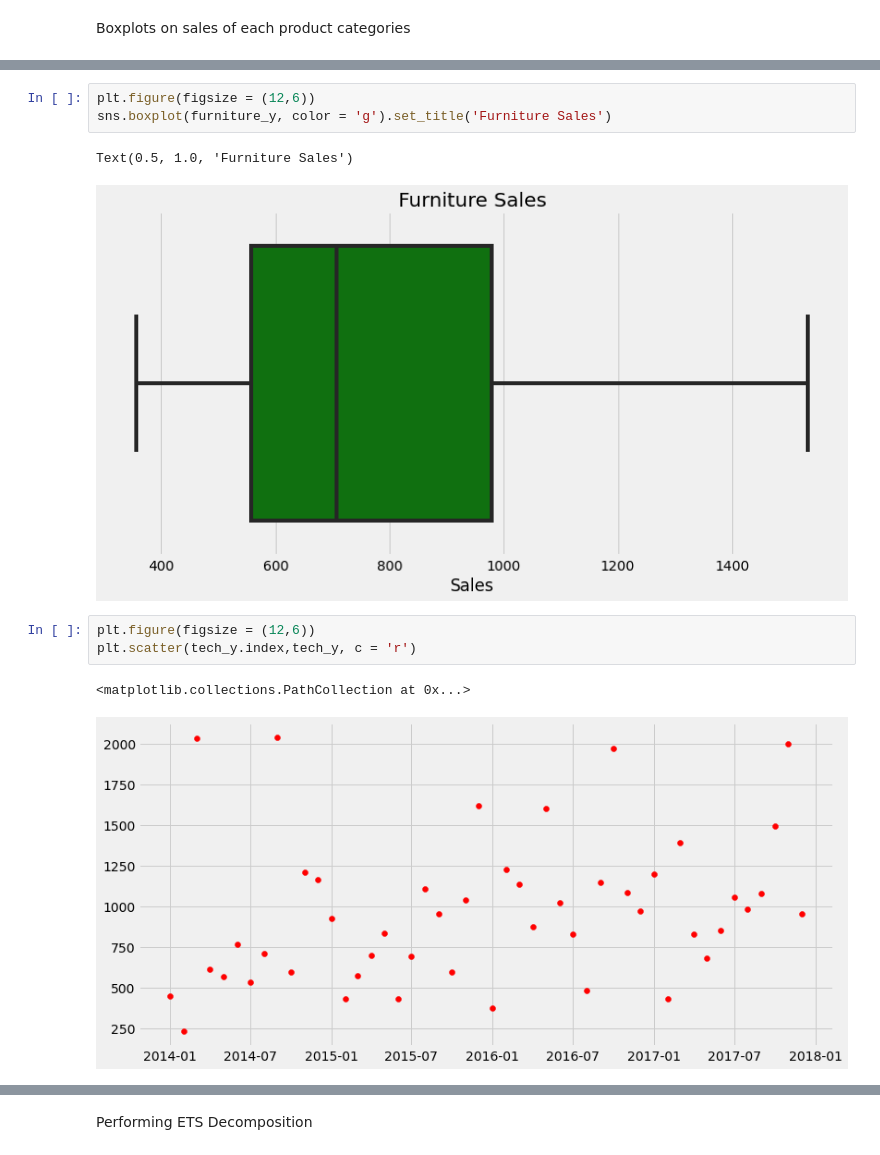
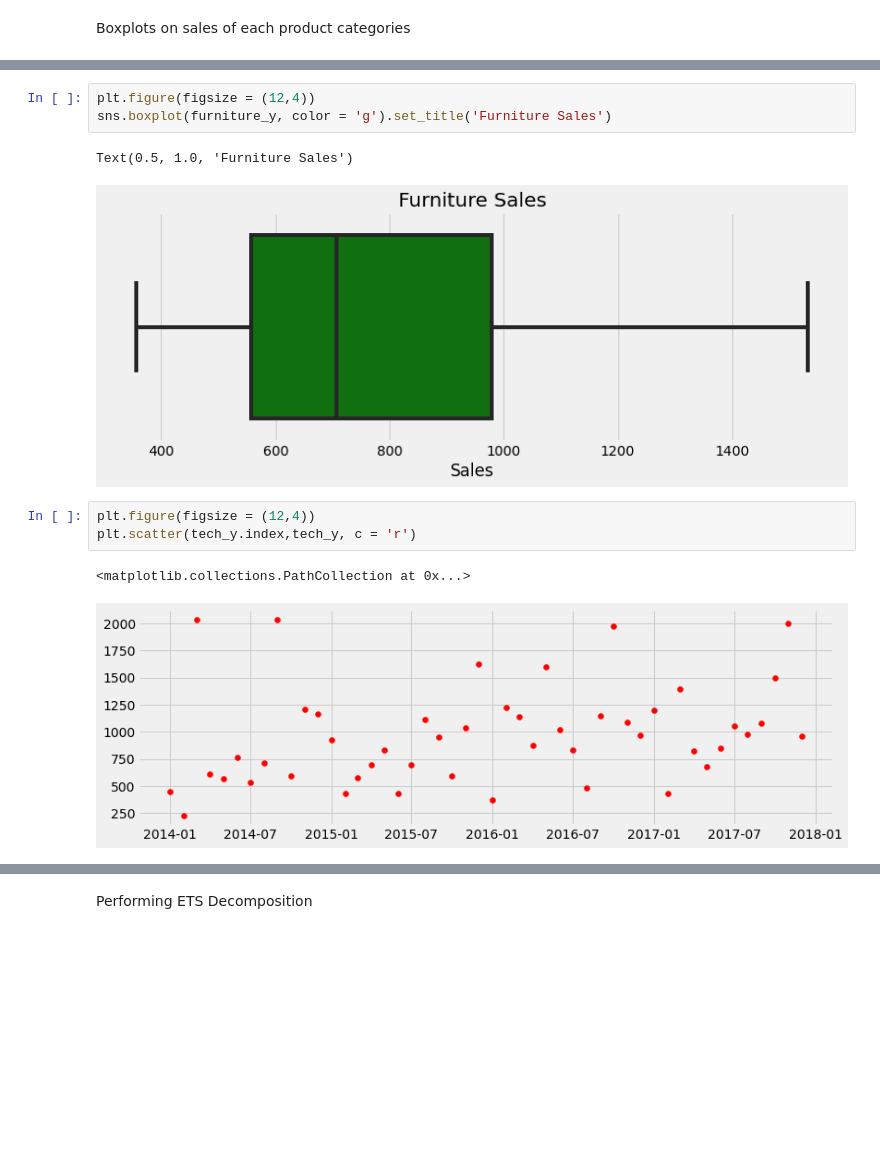
Before and after one commit to jayantkp/Forecasting-System---Project-Demand-of-Products-at-a-Retail-Outlet-Based-on-Historical-Data, a Jupyter notebook: Forecast_project.ipynb, the cells around one changed output, grey strips where cells are left out. Cells and saved outputs as stored; diff of their text form; blank space fills up the shorter version.

```diff
--- a/Forecast_project.ipynb
+++ b/Forecast_project.ipynb
@@ -425,13 +418,13 @@ Text(0.5, 1.0, 'Office Supplies Sales')
 # %%
-plt.figure(figsize = (12,6))
+plt.figure(figsize = (12,4))
 sns.boxplot(furniture_y, color = 'g').set_title('Furniture Sales')
 # %% [output]
 Text(0.5, 1.0, 'Furniture Sales')
-[figure, old version]
+[figure, new version]
 # %%
-plt.figure(figsize = (12,6))
+plt.figure(figsize = (12,4))
 plt.scatter(tech_y.index,tech_y, c = 'r')
 # %% [output]
 <matplotlib.collections.PathCollection at 0x...>
-[figure, old version]
+[figure, new version]
 # %%
```
Also changed, not shown: parts of 120 cells of this notebook.
